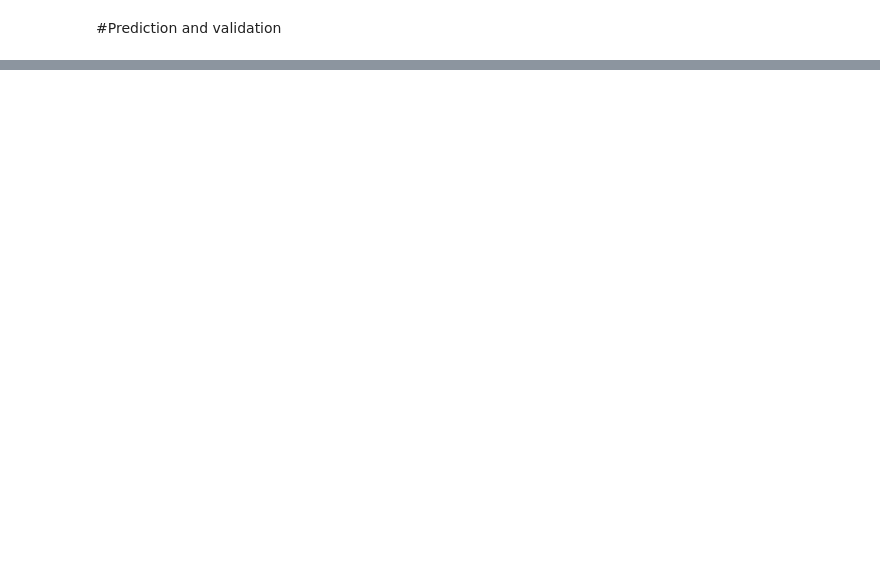
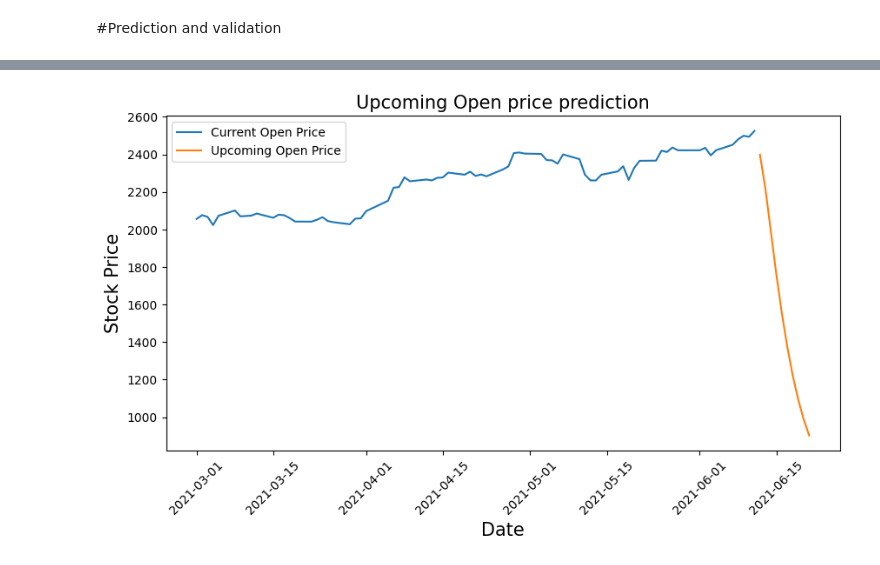
Before and after one commit to ronitmalvi/Attention-is-all-you-need, a Jupyter notebook: app.ipynb, the cells around one changed output, grey strips where cells are left out. Drawn from its saved outputs; the diff is of its cells as text; code cells hidden in the pictures; blank space fills up the shorter version.

Commit message:
upcoming price prediction

```diff
--- a/app.ipynb
+++ b/app.ipynb
@@ -309,0 +312,12 @@ plt.show()
+# %%
+# df_merge = pd.read_csv('Google Stocks.csv')
+
+# Creating a new DataFrame to append 10 days of empty data
+new_data = pd.DataFrame(index=pd.date_range(start=df_merge.index[-1], periods=11, freq='D'))
+
+# Appending the new_data to df_merge
+df_merge = pd.concat([df_merge, new_data])
+
+# Now you can select the specific date range
+selected_date_range = df_merge['2021-06-09':'2021-06-28']
+print(selected_date_range)
@@ -309,0 +340,12 @@ plt.show()
+# %%
+# creating a DataFrame and filling values of open and close column
+upcoming_prediction = pd.DataFrame(columns=['open','close'],index=df_merge.index)
+upcoming_prediction.index=pd.to_datetime(upcoming_prediction.index)
+# %%
+curr_seq = test_seq[-1:]
+
+for i in range(-10,0):
+  up_pred = model.predict(curr_seq)
+  upcoming_prediction.iloc[i] = up_pred
+  curr_seq = np.append(curr_seq[0][1:],up_pred,axis=0)
+  curr_seq = curr_seq.reshape(test_seq[-1:].shape)
@@ -309,0 +363,16 @@ plt.show()
+# %%
+# inversing Normalization/scaling
+upcoming_prediction[['open','close']] = MMS.inverse_transform(upcoming_prediction[['open','close']])
+# %%
+# plotting Upcoming Open price on date index
+fig,ax=plt.subplots(figsize=(10,5))
+ax.plot(df_merge.loc['2021-03-01':,'open'],label='Current Open Price')
+ax.plot(upcoming_prediction.loc['2021-04-01':,'open'],label='Upcoming Open Price')
+plt.setp(ax.xaxis.get_majorticklabels(), rotation=45)
+ax.set_xlabel('Date',size=15)
+ax.set_ylabel('Stock Price',size=15)
+ax.set_title('Upcoming Open price prediction',size=15)
+ax.legend()
+fig.show()
+# %% [output]
+[figure, added]
```
Also changed, not shown: parts of 17 cells of this notebook.
